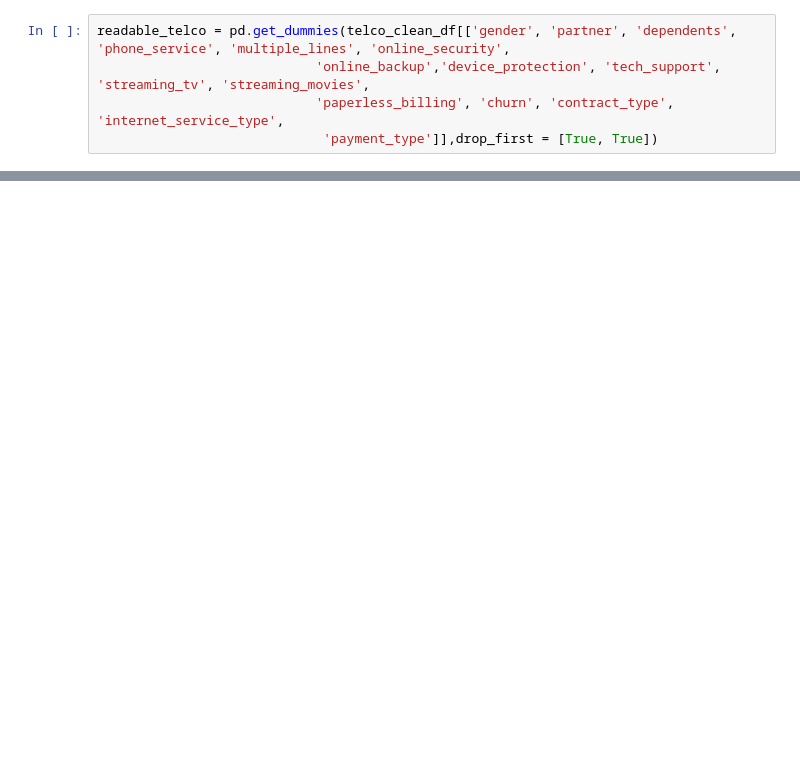
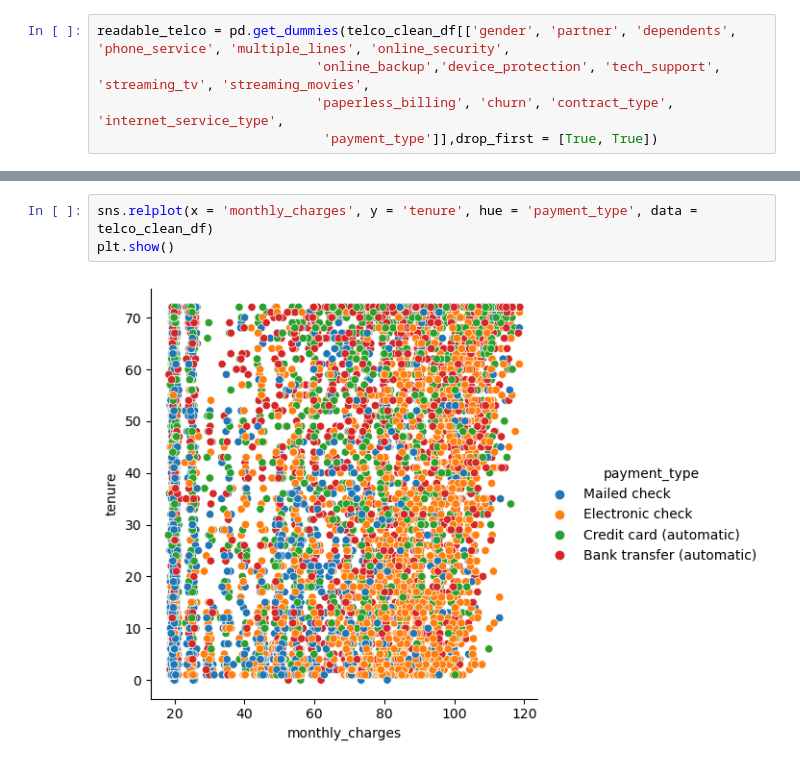
Before and after one commit to Bartholomew-Taylor/classification-project001-TCC, a Jupyter notebook: telco_exploration.ipynb, the cells around one changed output, grey strips where cells are left out. Drawn from its saved outputs; the diff is of its cells as text; blank space fills up the shorter version.

```diff
--- a/telco_exploration.ipynb
+++ b/telco_exploration.ipynb
@@ -57,0 +100,5 @@ readable_telco[readable_telco.partner_Yes == True].sum()
+# %%
+sns.relplot(x = 'monthly_charges', y = 'tenure', hue = 'payment_type', data = telco_clean_df)
+plt.show()
+# %% [output]
+[figure, added]
```
Also changed, not shown: parts of 39 cells of this notebook, 1 other file.
